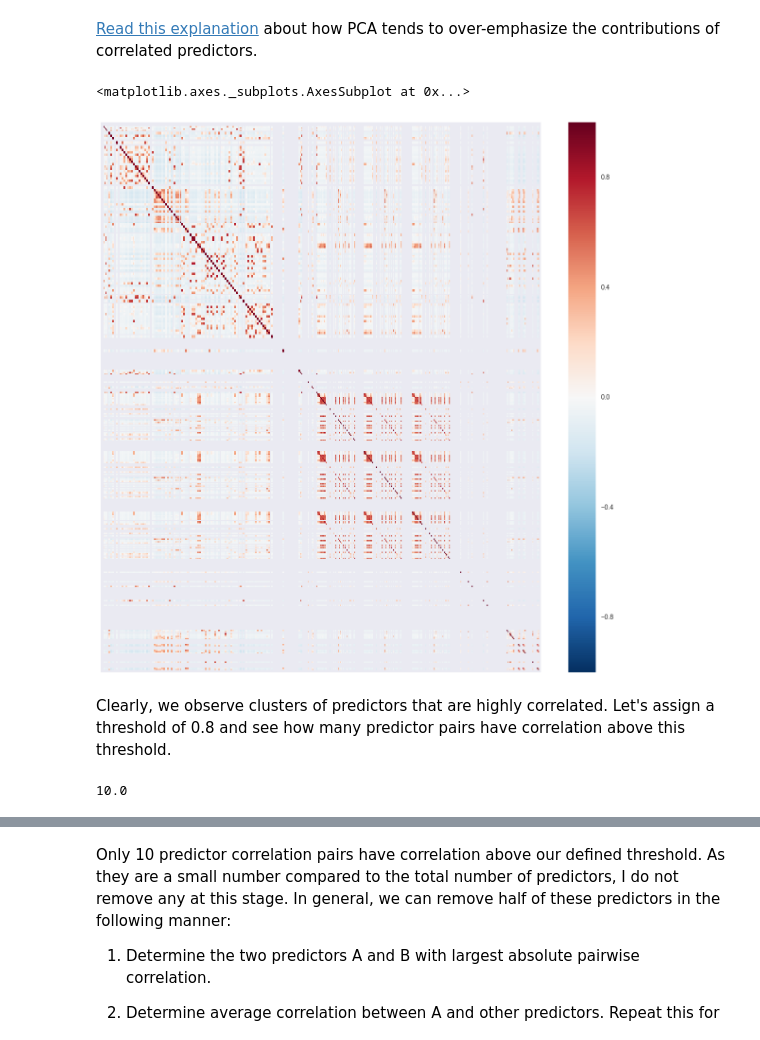
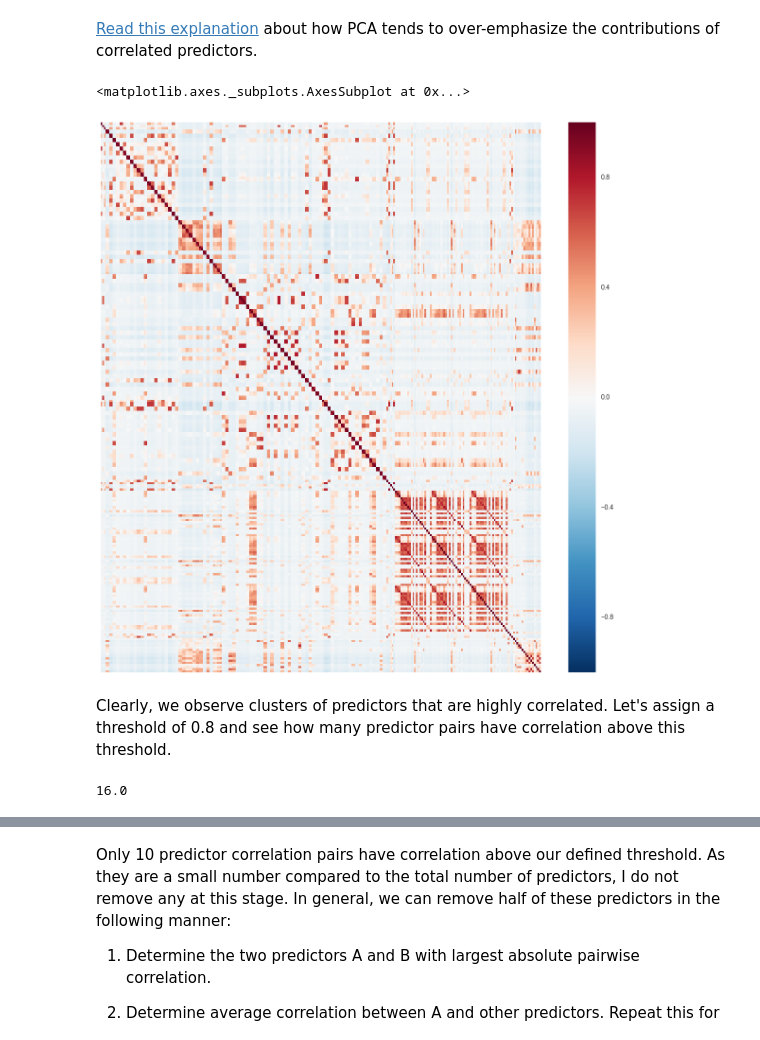
Before and after one commit to sharan-naribole/wlan_localization, a Jupyter notebook: UJIIndoorLoc .ipynb, the cells around one changed output, grey strips where cells are left out. Saved outputs shown, nothing was run; the diff lists cells and outputs as text; code cells hidden in the pictures.

```diff
--- a/UJIIndoorLoc .ipynb
+++ b/UJIIndoorLoc .ipynb
@@ -362,12 +364,12 @@ To apply the Box-Cox transform we have to first make all our data positive. As w
 # %% [markdown]
 For example, let's observe the how the Box-Cox transformation parameter $\lambda$ is fit for the first WAP RSSI predictor column in our current filtered training set. The figure below shows the Probability Plot Correlelation Coefficient, as obtained from probplot when fitting the Box-Cox transformed input predictor against a normal distribution.
 # %%
-lmbdas, pppc = stats.boxcox_normplot(wap_exp_train.iloc[:,100], -100, 100)
+lmbdas, pppc = stats.boxcox_normplot(X_exp_train.iloc[:,100], -100, 100)
 
 fig,ax = plt.subplots(1,1)
 ax.plot(lmbdas,pppc,'bo')
 
-_, maxlog = stats.boxcox(wap_exp_train.iloc[:,0])
+_, maxlog = stats.boxcox(X_exp_train.iloc[:,0])
 ax.axvline(maxlog, color='r')
 
 ax.set_xlabel("$\lambda$")
@@ -383,16 +385,16 @@ def box_cox_lambda(s):
     _, maxlog = stats.boxcox(s)
     return maxlog
 # %%
-lambda_bc = wap_exp_train.apply(box_cox_lambda)
+lambda_bc = X_exp_train.apply(box_cox_lambda)
 
-wap_boxcox_train = wap_exp_train
-wap_boxcox_test = wap_exp_test
+X_boxcox_train = X_exp_train
+X_boxcox_test = X_exp_test
 
-for wap in wap_boxcox_train:
+for wap in X_boxcox_train:
     # Training data transform
-    wap_boxcox_train.loc[:,wap] = stats.boxcox(wap_exp_train.loc[:,wap],lmbda = lambda_bc.loc[wap])
+    X_boxcox_train.loc[:,wap] = stats.boxcox(X_exp_train.loc[:,wap],lmbda = lambda_bc.loc[wap])
     # Test data transform
-    wap_boxcox_test.loc[:,wap] = stats.boxcox(wap_exp_test.loc[:,wap],lmbda = lambda_bc.loc[wap])
+    X_boxcox_test.loc[:,wap] = stats.boxcox(X_exp_test.loc[:,wap],lmbda = lambda_bc.loc[wap])
 # %%
 sns.distplot(lambda_bc, kde = False)
 plt.title("Distribution of Box-Cox $\lambda$ across predictors")
@@ -468,6 +470,9 @@ Most models require the predictors to be on the same scale for better performanc
 from sklearn.preprocessing import StandardScaler
 
 sc = StandardScaler()
-X_train_std = sc.fit_transform(wap_boxcox_train)
-X_test_std = sc.transform(wap_boxcox_test)
+X_std_train = sc.fit_transform(X_boxcox_train)
+X_std_test = sc.transform(X_boxcox_test)
+
+X_std_train = pd.DataFrame(X_std_train)
+X_std_test = pd.DataFrame(X_std_test)
 # %%
@@ -476,0 +508,15 @@ X_train_std.shape, X_test_std.shape
+# %%
+#After the Box-Cox transformation and scaling, few of the predictors are reduced to a constant value of 0
+# Let's remove these predictors from the training and test data
+all_zero= ((X_std_train == 0)
+           .all()==False)
+filtered_cols = (all_zero[all_zero]
+                 .index
+                 .values)
+
+print("Before removing predictors with only zeros", X_std_train.shape)
+
+X_rm_train = X_std_train.loc[:,filtered_cols]
+X_rm_test = X_std_test.loc[:,filtered_cols]
+
+print("After removing predictors with only zeros", X_rm_train.shape)
@@ -479,28 +528,28 @@ X_train_std.shape, X_test_std.shape
 # %% [markdown]
 [Read this explanation](http://stats.stackexchange.com/questions/50537/should-one-remove-highly-correlated-variables-before-doing-pca) about how PCA tends to over-emphasize the contributions of correlated predictors.
 # %%
-X_train_corr = pd.DataFrame(X_train_std).corr()
+X_train_corr = X_rm_train.corr()
 
 fig = plt.figure(figsize=(15,15))
 sns.heatmap(X_train_corr,xticklabels=False, yticklabels=False)
 # %% [output]
 <matplotlib.axes._subplots.AxesSubplot at 0x...>
-[figure, old version]
+[figure, new version]
 # %% [markdown]
 Clearly, we observe clusters of predictors that are highly correlated. Let's assign a threshold of 0.8 and see how many predictor pairs have correlation above this threshold.
 # %%
 corr_stack = X_train_corr.stack()
-corr_thresh = 0.8
+corr_thresh = 0.9
 
 # Total entries in correlation matrix above threshold
 Nthresh = (abs(corr_stack) >= corr_thresh).sum()
 
 # Subtracting the correlation of predictor with themselves which is equal to 1
-Nthresh -= 465
+Nthresh -= 254
 
 # Pairwise correlations appear twice in the matrix
 Nthresh *= 0.5
 
 Nthresh
 # %% [output]
-10.0
+16.0
```
Also changed, not shown: parts of 34 cells of this notebook.
